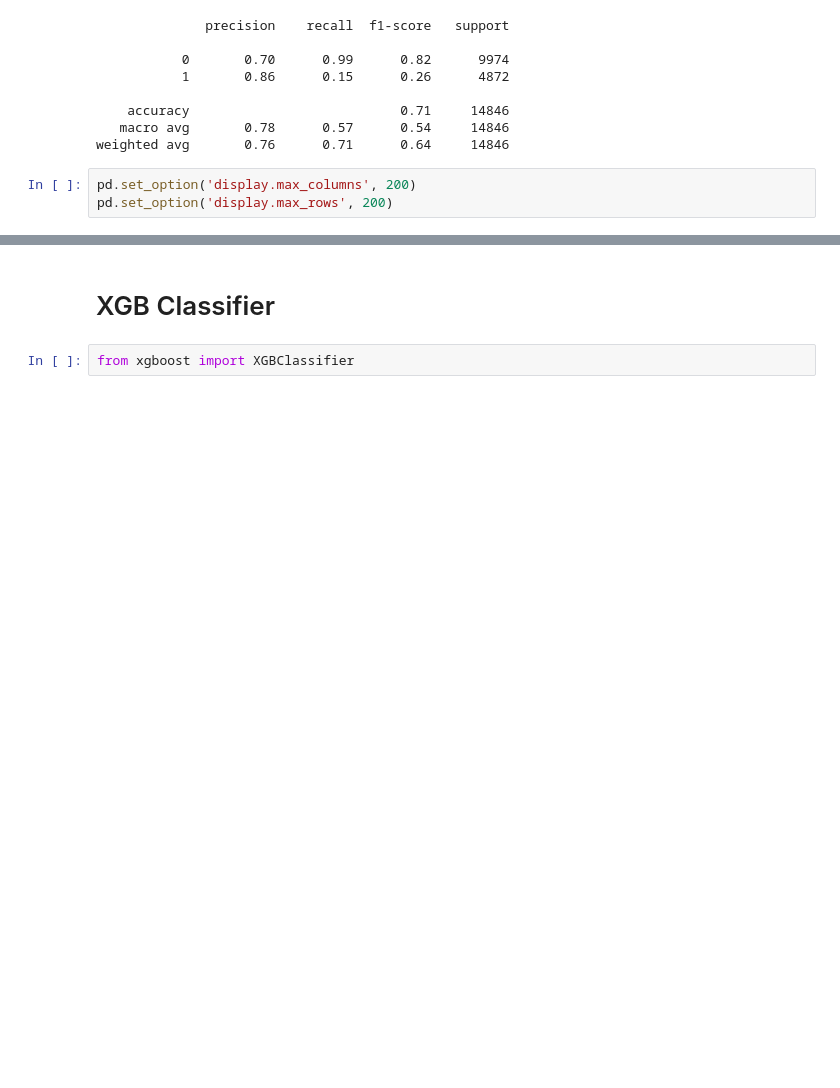
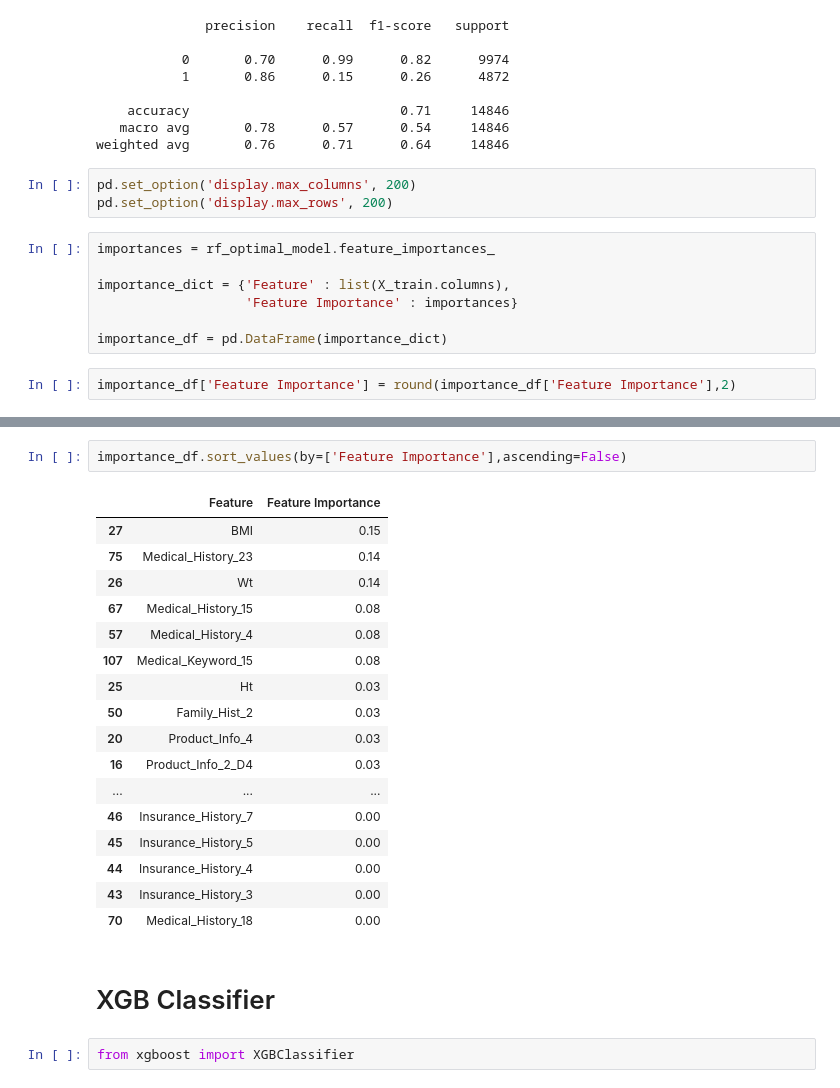
Before and after one commit to Aaryant31/Insurance-Decisioning, a Jupyter notebook: My_Project_work_xgboost_Insurance_Decisioning.ipynb, the cells around one changed output, grey strips where cells are left out. Drawn from its saved outputs; the diff is of its cells as text; blank space fills up the shorter version.

```diff
--- a/My_Project_work_xgboost_Insurance_Decisioning.ipynb
+++ b/My_Project_work_xgboost_Insurance_Decisioning.ipynb
@@ -471,3 +471,12 @@ weighted avg       0.76      0.71      0.64     14846
 # %%
 pd.set_option('display.max_columns', 200)
 pd.set_option('display.max_rows', 200)
+# %%
+importances = rf_optimal_model.feature_importances_
+
+importance_dict = {'Feature' : list(X_train.columns),
+                   'Feature Importance' : importances}
+
+importance_df = pd.DataFrame(importance_dict)
+# %%
+importance_df['Feature Importance'] = round(importance_df['Feature Importance'],2)
@@ -474,3 +492,23 @@ pd.set_option('display.max_rows', 200)
+# %%
+importance_df.sort_values(by=['Feature Importance'],ascending=False)
+# %% [output]
+|  | Feature | Feature Importance |
+| 27 | BMI | 0.15 |
+| 75 | Medical_History_23 | 0.14 |
+| 26 | Wt | 0.14 |
+| 67 | Medical_History_15 | 0.08 |
+| 57 | Medical_History_4 | 0.08 |
+| 107 | Medical_Keyword_15 | 0.08 |
+| 25 | Ht | 0.03 |
+| 50 | Family_Hist_2 | 0.03 |
+| 20 | Product_Info_4 | 0.03 |
+| 16 | Product_Info_2_D4 | 0.03 |
+| ... | ... | ... |
+| 46 | Insurance_History_7 | 0.00 |
+| 45 | Insurance_History_5 | 0.00 |
+| 44 | Insurance_History_4 | 0.00 |
+| 43 | Insurance_History_3 | 0.00 |
+| 70 | Medical_History_18 | 0.00 |
 # %% [markdown]
 # XGB Classifier
 # %%
```
Also changed, not shown: parts of 1 cell of this notebook.
